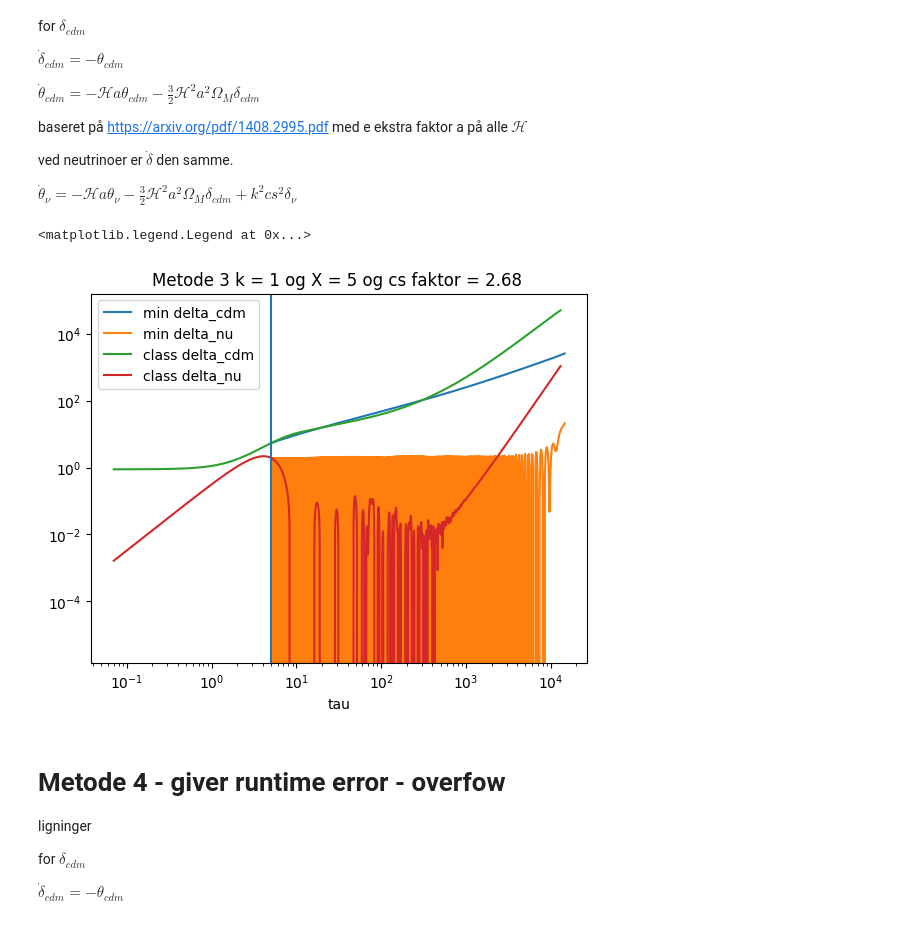
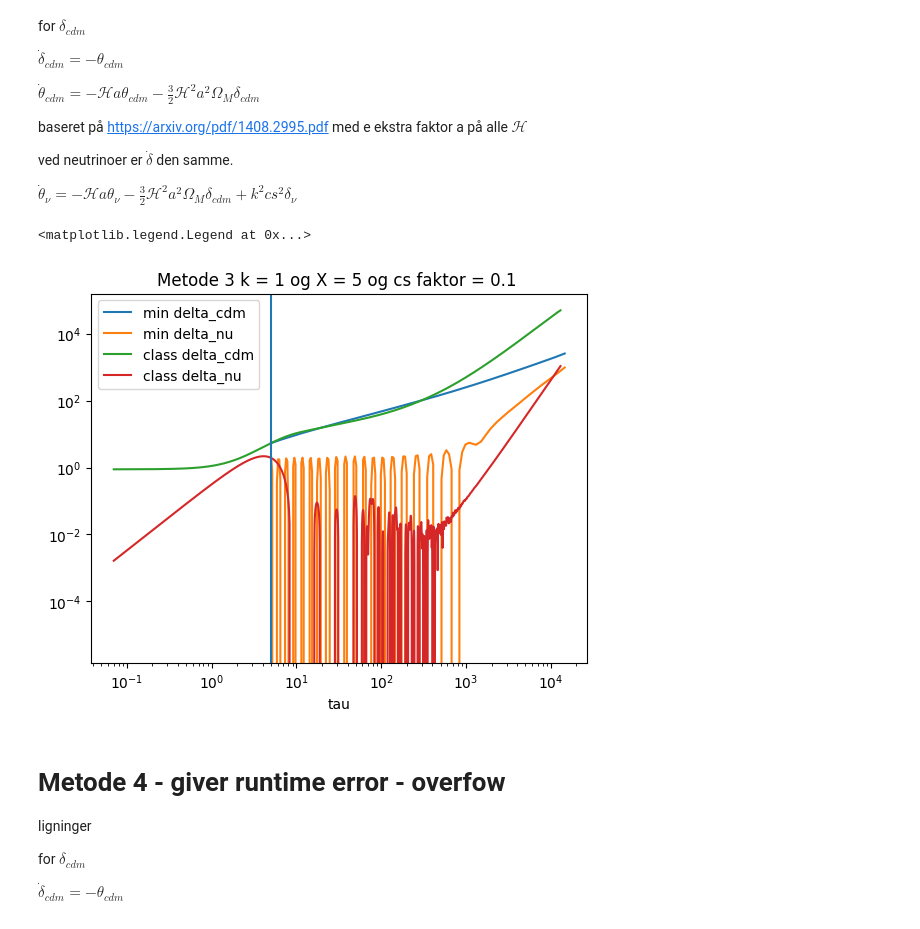
Before and after one commit to eriksteenberg/Power-spectrum-Test, a Jupyter notebook: CDm med cs fremvisning af forskellige metoder.ipynb, the cells around one changed output. Cells and saved outputs as stored; diff of their text form; code cells hidden in the pictures.

```diff
--- a/CDm med cs fremvisning af forskellige metoder.ipynb
+++ b/CDm med cs fremvisning af forskellige metoder.ipynb
@@ -43,8 +43,10 @@ dict_keys(['z', 'proper time [Gyr]', 'conf. time [Mpc]', 'H [1/Mpc]', 'comov. di
 x = 5
 k_ind = 1
 k = kvec[k_ind]
+T_ini = x / k
+# cs front faktoren
+factor = 1e-1#2.68
 
-T_ini = x / k
 
 # udregner Hubbleparameteren
 
@@ -128,7 +130,7 @@ ved neutrinoer er $\dot{\delta}$ den samme.
 $\dot{\theta}_{\nu}   =  -\mathcal{H}a\theta_{\nu} - \frac{3}{2}\frac{H_0 ^2 \Omega_M}{a} \delta_{cdm} + k^2  cs^2 \delta_{\nu}$
 # %%
 t_span = [T_ini,tau[-1]]
-factor = 2.68
+
 
 def cdm_func1(t,y):
     delta = y[0]
@@ -197,7 +199,7 @@ ved neutrinoer er $\dot{\delta}$ den samme.
 $\dot{\theta}_{\nu}   =  -\mathcal{H}a\theta_{\nu} - \frac{3}{2}\mathcal{H}^2a^2 \Omega_M \delta_{cdm} + k^2  cs^2 \delta_{\nu}$
 # %%
 t_span = [T_ini,tau[-1]]
-factor = 2.68
+
 
 def cdm_func2(t,y):
     delta = y[0]
@@ -266,7 +268,6 @@ ved neutrinoer er $\dot{\delta}$ den samme.
 $\dot{\theta}_{\nu}   =  -\mathcal{H}a\theta_{\nu} - \frac{3}{2}\mathcal{H}^2a^2 \Omega_M \delta_{cdm} + k^2  cs^2 \delta_{\nu}$
 # %%
 t_span = [T_ini,tau[-1]]
-factor = 2.68
 
 def cdm_func3(t,y):
     delta = y[0]
@@ -289,34 +290,34 @@ delta_cdm_interp3 = scipy.interpolate.interp1d(t_cdm3,delta_cdm3)
 def cs(a,mv,factor):
     return factor * Tv(a) / mv
 
 def neu_func3(t,y,k,mv,factor):
     delta = y[0]
     theta = y[1]
     a = a_interp(t)
     d_delta   = - theta
     delta_cdm = delta_cdm_interp3(t)
     d_theta   =  -  H(a) * a * theta - (3/2) * H(a)*a *H(a)*a  * Omega_M * delta_cdm  + k**2 * cs(a,mv,factor)**2 * delta
     return [d_delta,d_theta]
 
 
 y03_neutrino = [delta_neutrino_init,theta_neutrino_init]
 
 sol_neu3 = sc.solve_ivp(neu_func3, t_span = t_span, y0 = y03_neutrino,args=(k,mv,factor))
 
 t_nue3 = sol_neu3.t
 delta_neu3 = sol_neu3.y[0]
 
 plt.loglog(t_cdm3,-delta_cdm3,label="min delta_cdm")
 plt.loglog(t_nue3,-delta_neu3,label="min delta_nu")
 plt.loglog(tau_class,-delta_class,label="class delta_cdm")
 plt.loglog(tau_class,-delta_neutrino_class,label="class delta_nu")
 plt.axvline(T_ini)
 plt.xlabel("tau")
 plt.title("Metode 3 k = %s og X = %s og cs faktor = %s " %(k,x,factor))
 plt.legend(loc="upper left")
 # %% [output]
 <matplotlib.legend.Legend at 0x...>
-[figure, old version]
+[figure, new version]
 # %% [markdown]
 # Metode 4 - giver runtime error - overfow
 
```
Also changed, not shown: parts of 4 cells of this notebook.
